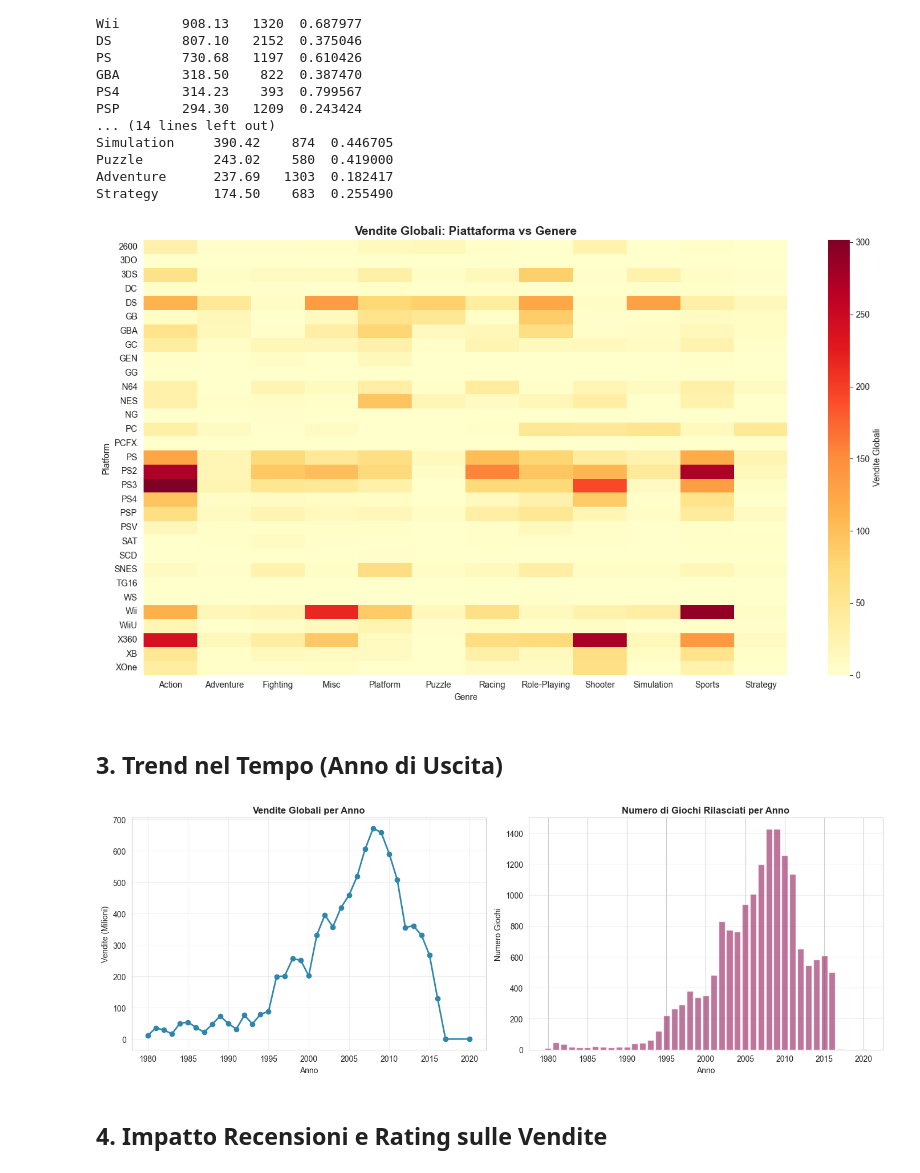
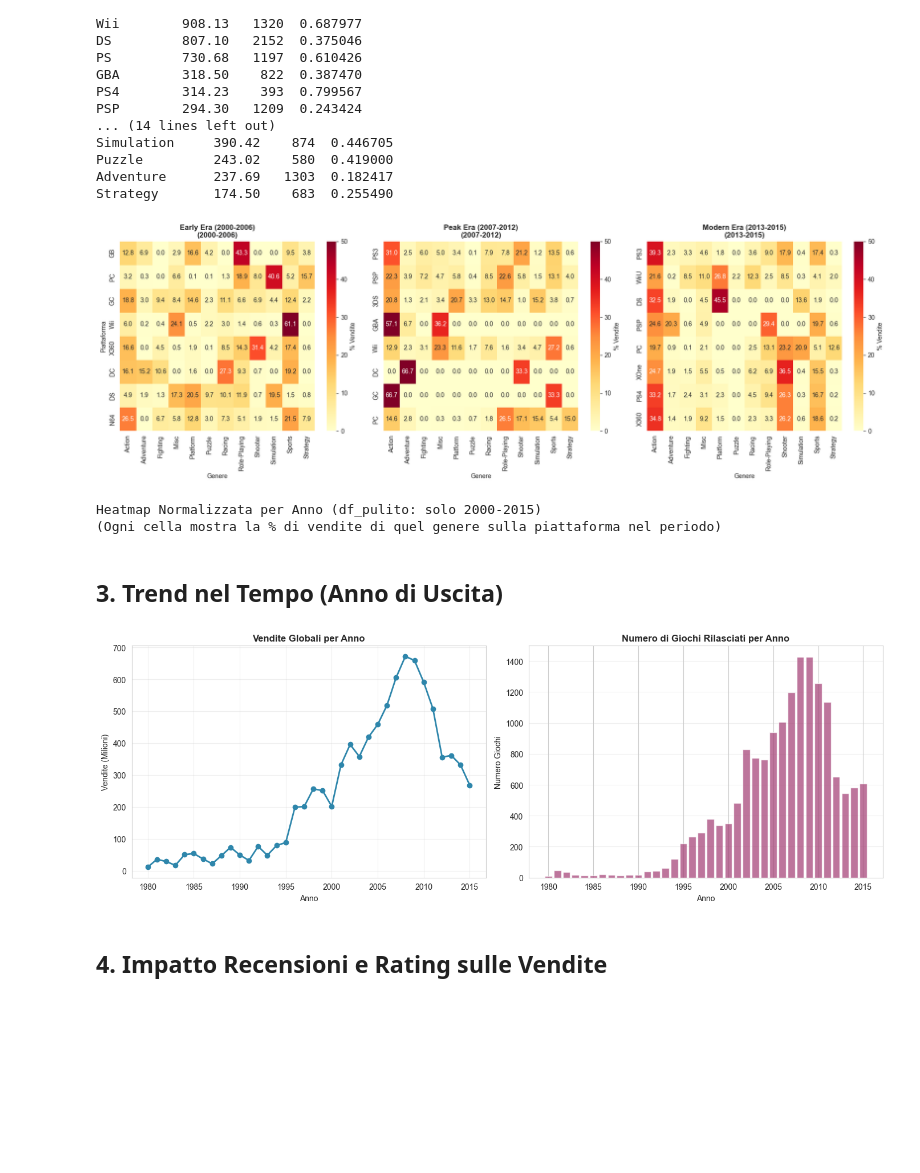
Before and after one commit to LorenzoAnogITSAR/esame_dva, a Jupyter notebook: analisi2.ipynb, the cells around one changed output. Cells and saved outputs as stored; diff of their text form; code cells hidden in the pictures; blank space fills up the shorter version.

Commit message:
Analisi normalizzata per anno

```diff
--- a/analisi2.ipynb
+++ b/analisi2.ipynb
@@ -23,3 +21,5 @@ df["G"]
+# %%
+df_pulito = df[df['Year_of_Release'] < 2016]
 # %% [markdown]
 # Game Analytics: Video Game Sales & Success Prediction
 
@@ -96,19 +96,61 @@ Puzzle         243.02    580  0.419000
 Adventure      237.69   1303  0.182417
 Strategy       174.50    683  0.255490
 # %%
-# Heatmap Piattaforma vs Genere
-platform_genre = df.pivot_table(values='Global_Sales', index='Platform', columns='Genre', aggfunc='sum', fill_value=0)
-plt.figure(figsize=(14, 8))
-sns.heatmap(platform_genre, cmap='YlOrRd', annot=False, fmt='.0f', cbar_kws={'label': 'Vendite Globali'})
-plt.title('Vendite Globali: Piattaforma vs Genere', fontsize=14, fontweight='bold')
+# Heatmap Piattaforma vs Genere normalizzata per anno (usando df_pulito)
+# Dividiamo i dati in tre periodi storici
+
+periods = {
+    'Early Era (2000-2006)': (2000, 2006),
+    'Peak Era (2007-2012)': (2007, 2012),
+    'Modern Era (2013-2015)': (2013, 2015)
+}
+
+fig, axes = plt.subplots(1, 3, figsize=(18, 6))
+
+for idx, (period_name, (start_year, end_year)) in enumerate(periods.items()):
+    df_period = df_pulito[(df_pulito['Year_of_Release'] >= start_year) & (df_pulito['Year_of_Release'] <= end_year)]
+
+    # Pivot table per il periodo
+    platform_genre = df_period.pivot_table(
+        values='Global_Sales',
+        index='Platform',
+        columns='Genre',
+        aggfunc='sum',
+        fill_value=0
+    )
+
+    # Normalizza per riga (piattaforma) per vedere % di vendite per genere
+    platform_genre_norm = platform_genre.div(platform_genre.sum(axis=1), axis=0) * 100
+
+    # Heatmap
+    sns.heatmap(
+        platform_genre_norm.loc[platform_genre_norm.sum(axis=1).nlargest(8).index],  # Top 8 piattaforme
+        cmap='YlOrRd',
+        annot=True,
+        fmt='.1f',
+        cbar_kws={'label': '% Vendite'},
+        ax=axes[idx],
+        vmin=0,
+        vmax=50
+    )
+
+    axes[idx].set_title(f'{period_name}\n({start_year}-{end_year})', fontsize=12, fontweight='bold')
+    axes[idx].set_ylabel('Piattaforma' if idx == 0 else '')
+    axes[idx].set_xlabel('Genere')
+
 plt.tight_layout()
 plt.show()
+
+print("Heatmap Normalizzata per Anno (df_pulito: solo 2000-2015)")
+print("(Ogni cella mostra la % di vendite di quel genere sulla piattaforma nel periodo)")
 # %% [output]
-[figure, old version]
+[figure, new version]
+Heatmap Normalizzata per Anno (df_pulito: solo 2000-2015)
+(Ogni cella mostra la % di vendite di quel genere sulla piattaforma nel periodo)
 # %% [markdown]
 ## 3. Trend nel Tempo (Anno di Uscita)
 # %%
-yearly_sales = df.groupby('Year_of_Release')['Global_Sales'].agg(['sum', 'count']).reset_index()
+yearly_sales = df_pulito.groupby('Year_of_Release')['Global_Sales'].agg(['sum', 'count']).reset_index()
 yearly_sales = yearly_sales[yearly_sales['Year_of_Release'].notna()]
 
 fig, (ax1, ax2) = plt.subplots(1, 2, figsize=(14, 5))
@@ -130,7 +172,7 @@ ax2.grid(True, alpha=0.3, axis='y')
 plt.tight_layout()
 plt.show()
 # %% [output]
-[figure, old version]
+[figure, new version]
 # %% [markdown]
 ## 4. Impatto Recensioni e Rating sulle Vendite
 # %%
```
Also changed, not shown: parts of 1 cell of this notebook.
